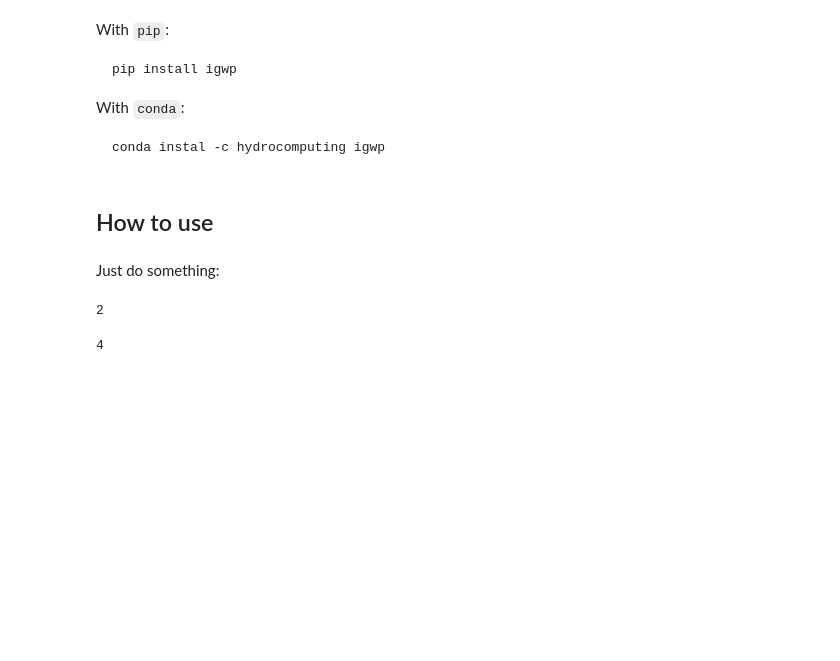
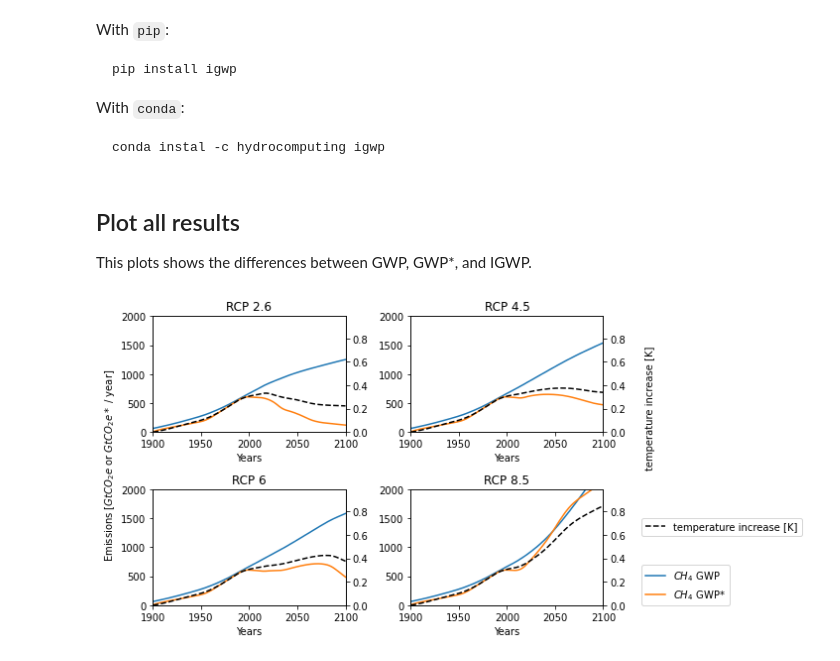
Before and after one commit to hydrocomputing/igwp, a Jupyter notebook: index.ipynb, the cells around one changed output. Saved outputs shown, nothing was run; the diff lists cells and outputs as text; code cells hidden in the pictures; blank space fills up the shorter version.

```diff
--- a/index.ipynb
+++ b/index.ipynb
@@ -38,15 +38,16 @@ With `pip`:
 With `conda`:
 
     conda instal -c hydrocomputing igwp
-# %% [markdown]
-## How to use
-# %% [markdown]
-Just do something:
-# %%
-1 + 1
-# %% [output]
-2
-# %%
-2 + 2
-# %% [output]
-4
+# %% [markdown]
+## Plot all results
+
+This plots shows the differences between GWP, GWP*, and IGWP.
+# %%
+from igwp.core import get_emission_data_paths
+from igwp.plotting import plot_all
+
+rcp_scenarios = get_emission_data_paths()
+
+plot_all(rcp_scenarios)
+# %% [output]
+[figure, added]
```
Also changed, not shown: parts of 4 cells of this notebook, 10 other files.
